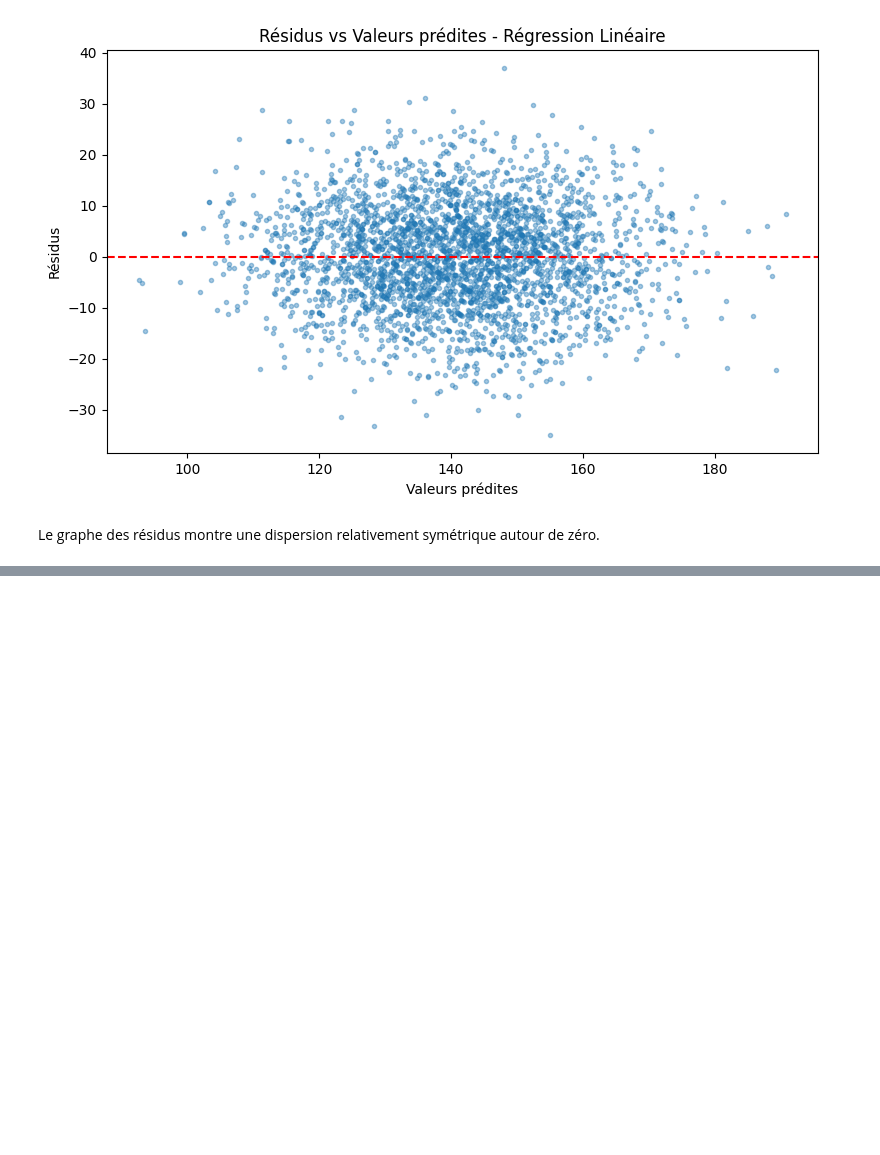
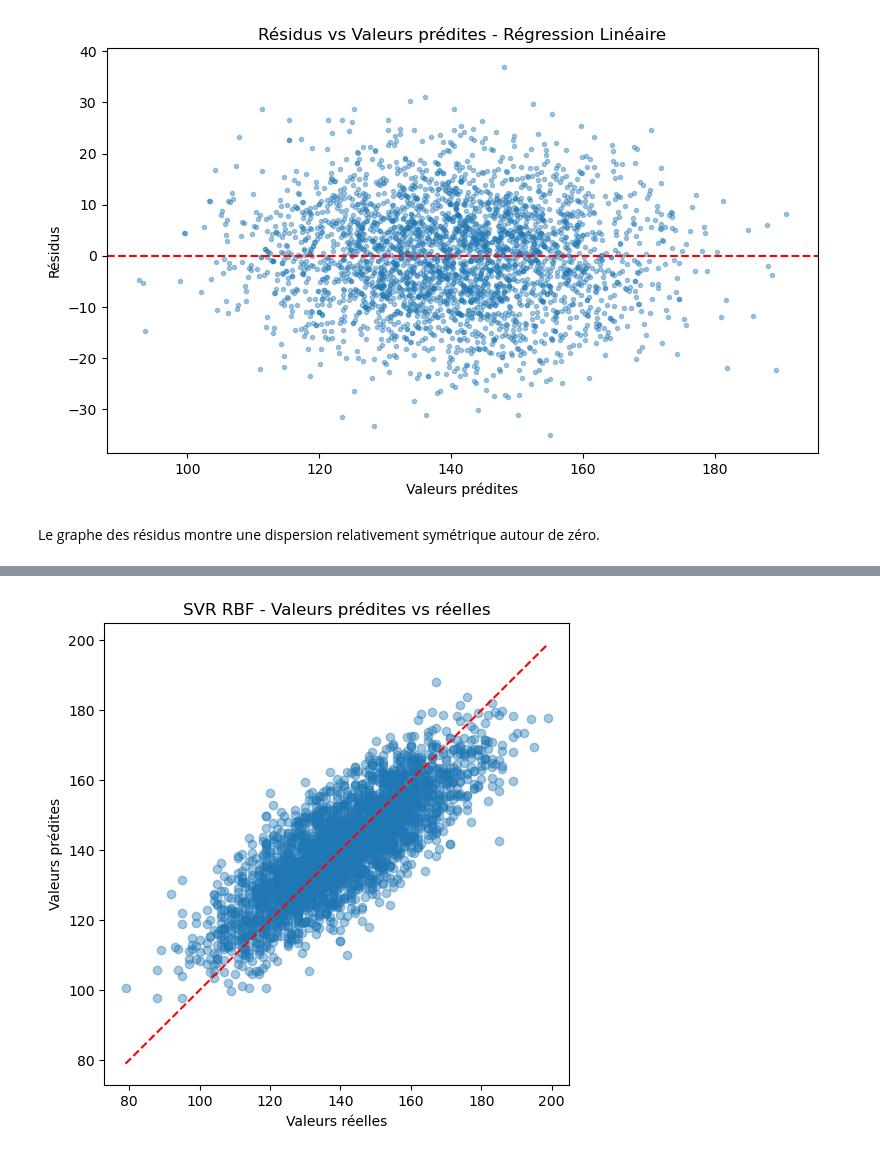
Before and after one commit to AhmedBousbih/Projet-Machine-learning, a Jupyter notebook: Projet_ML_py.ipynb, the cells around one changed output, grey strips where cells are left out. Drawn from its saved outputs; the diff is of its cells as text; code cells hidden in the pictures; blank space fills up the shorter version.

```diff
--- a/Projet_ML_py.ipynb
+++ b/Projet_ML_py.ipynb
@@ -848,0 +1011,17 @@ Le graphe des résidus montre une dispersion relativement symétrique autour de
+# %%
+plt.figure(figsize=(6,6))
+
+plt.scatter(y_test_chol, y_pred_svr_rbf, alpha=0.4)
+
+plt.plot(
+    [y_test_chol.min(), y_test_chol.max()],
+    [y_test_chol.min(), y_test_chol.max()],
+    'r--'
+)
+
+plt.xlabel("Valeurs réelles")
+plt.ylabel("Valeurs prédites")
+plt.title("SVR RBF - Valeurs prédites vs réelles")
+plt.show()
+# %% [output]
+[figure, added]
```
Also changed, not shown: parts of 23 cells of this notebook, 1 other file.
